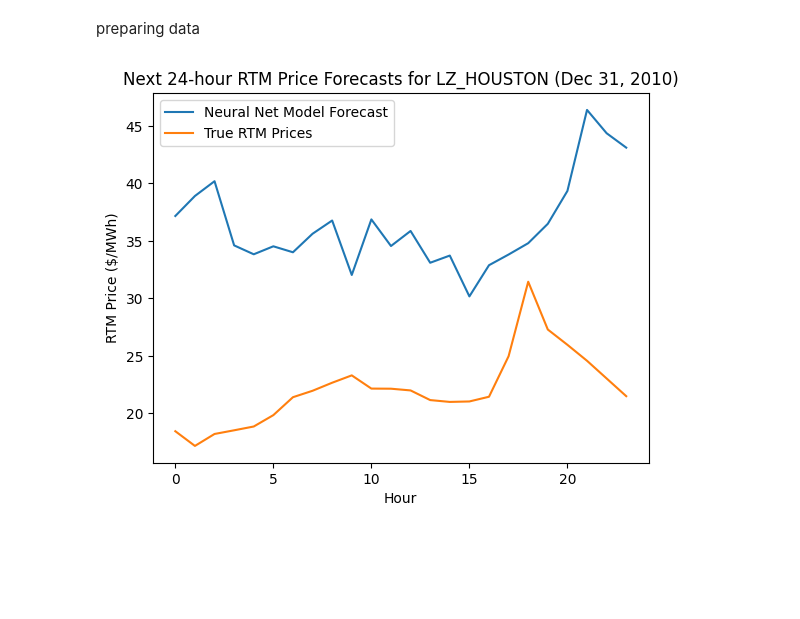
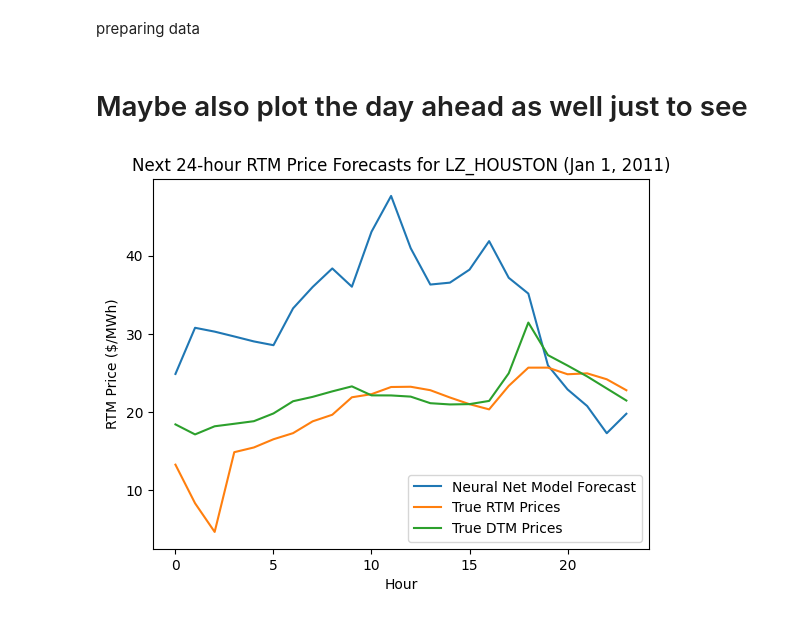
Before and after one commit to YashiDev556/DART-Electricity-Market-Predictor, a Jupyter notebook: large_scale_predictor.ipynb, the cells around one changed output. Drawn from its saved outputs; the diff is of its cells as text; code cells hidden in the pictures; blank space fills up the shorter version.

```diff
--- a/large_scale_predictor.ipynb
+++ b/large_scale_predictor.ipynb
@@ -496,7 +501,7 @@ Y_train,  Y_test  = Y[:split],      Y[split:]
 history = model.fit(
     [Xg_train, Xs_train], Y_train,
     validation_data=([Xg_test, Xs_test], Y_test),
-    epochs=8,
+    epochs=16,
     batch_size=4,
     verbose=1
 )
@@ -564,5 +572,6 @@ rt_2012_jan
 # %%
 zone = "LZ_HOUSTON"
-rtm_z = rt_2012_jan[rt_2012_jan["Settlement Point"] == zone].copy()
+dtm_z = da_2012_jan[da_2012_jan["Settlement Point"] == zone].copy()
+rtm_z = rt_2012_jan[rt_2012_jan["Settlement Point Name"] == zone].copy()
 rtm_z
 # %% [output]
@@ -597,20 +622,35 @@ Name: Hour Ending, Length: 744, dtype: int64
+# %%
+# 1. make Delivery Date a datetime
+dtm_z["Delivery Date"] = pd.to_datetime(dtm_z["Delivery Date"], format="%m/%d/%Y")
+
+# 2. find the 24:00 rows and shift them to next day at 00:00
+mask_24 = dtm_z["Hour Ending"].str.strip().eq("24:00")
+
+dtm_z.loc[mask_24, "Delivery Date"] = dtm_z.loc[mask_24, "Delivery Date"] + pd.Timedelta(days=1)
+dtm_z.loc[mask_24, "Hour Ending"]   = "00:00"
+
+# 3. build a proper datetime column
+dtm_z["datetime"] = pd.to_datetime(
+    dtm_z["Delivery Date"].dt.strftime("%m/%d/%Y") + " " + dtm_z["Hour Ending"],
+    format="%m/%d/%Y %H:%M"
+)
+
+# now you can set as index and aggregate
+dtm_z = dtm_z.set_index("datetime").sort_index()
+dtm_z = dtm_z.rename(columns={"Settlement Point Price": "DTM_15min"})
+dtm_hourly_true = dtm_z["DTM_15min"].groupby("datetime").mean().to_frame("DTM")
 # %%
-# 1. make Delivery Date a datetime
 rtm_z["Delivery Date"] = pd.to_datetime(rtm_z["Delivery Date"], format="%m/%d/%Y")
 
-# 2. find the 24:00 rows and shift them to next day at 00:00
-mask_24 = rtm_z["Hour Ending"].str.strip().eq("24:00")
+# 2. Fix the 24th hour: move to next day at hour 0
+mask_24 = rtm_z["Delivery Hour"] == 24
+rtm_z.loc[mask_24, "Delivery Hour"] = 0
+rtm_z.loc[mask_24, "Delivery Date"] = rtm_z.loc[mask_24, "Delivery Date"] + pd.Timedelta(days=1)
 
-rtm_z.loc[mask_24, "Delivery Date"] = rtm_z.loc[mask_24, "Delivery Date"] + pd.Timedelta(days=1)
-rtm_z.loc[mask_24, "Hour Ending"]   = "00:00"
+# 3. Build full datetime = date + hour offset
+rtm_z["datetime"] = rtm_z["Delivery Date"] + pd.to_timedelta(rtm_z["Delivery Hour"], unit="h")
 
-# 3. build a proper datetime column
-rtm_z["datetime"] = pd.to_datetime(
-    rtm_z["Delivery Date"].dt.strftime("%m/%d/%Y") + " " + rtm_z["Hour Ending"],
-    format="%m/%d/%Y %H:%M"
-)
-
-# now you can set as index and aggregate
+# 4. Now you can index and resample/groupby safely
 rtm_z = rtm_z.set_index("datetime").sort_index()
 rtm_z = rtm_z.rename(columns={"Settlement Point Price": "RTM_15min"})
 rtm_hourly_true = rtm_z["RTM_15min"].groupby("datetime").mean().to_frame("RTM")
@@ -737,16 +798,19 @@ preparing data
 # X_last = X[-1:]
 # y_last_pred = rf.predict(X_last)
 # print("Next 24-hour forecast (RF):", y_last_pred[0])
+# %% [markdown]
+# Maybe also plot the day ahead as well just to see
 # %%
 import matplotlib.pyplot as plt
 
 plt.plot(range(24), next_24_forecast, label="Neural Net Model Forecast")
 #plt.plot(range(24), y_last_pred[0], label="Random Forest Model Forecast")
 plt.plot(range(24), rtm_hourly_true[:24]["RTM"], label="True RTM Prices")
+plt.plot(range(24), dtm_hourly_true[:24]["DTM"], label="True DTM Prices")
 plt.xlabel("Hour")
 plt.ylabel("RTM Price ($/MWh)")
 plt.title("Next 24-hour RTM Price Forecasts for LZ_HOUSTON (Jan 1, 2011)")
 plt.legend()
 plt.show()
 # %% [output]
-[figure, old version]
+[figure, new version]
```
Also changed, not shown: parts of 17 cells of this notebook, 5 other files.
